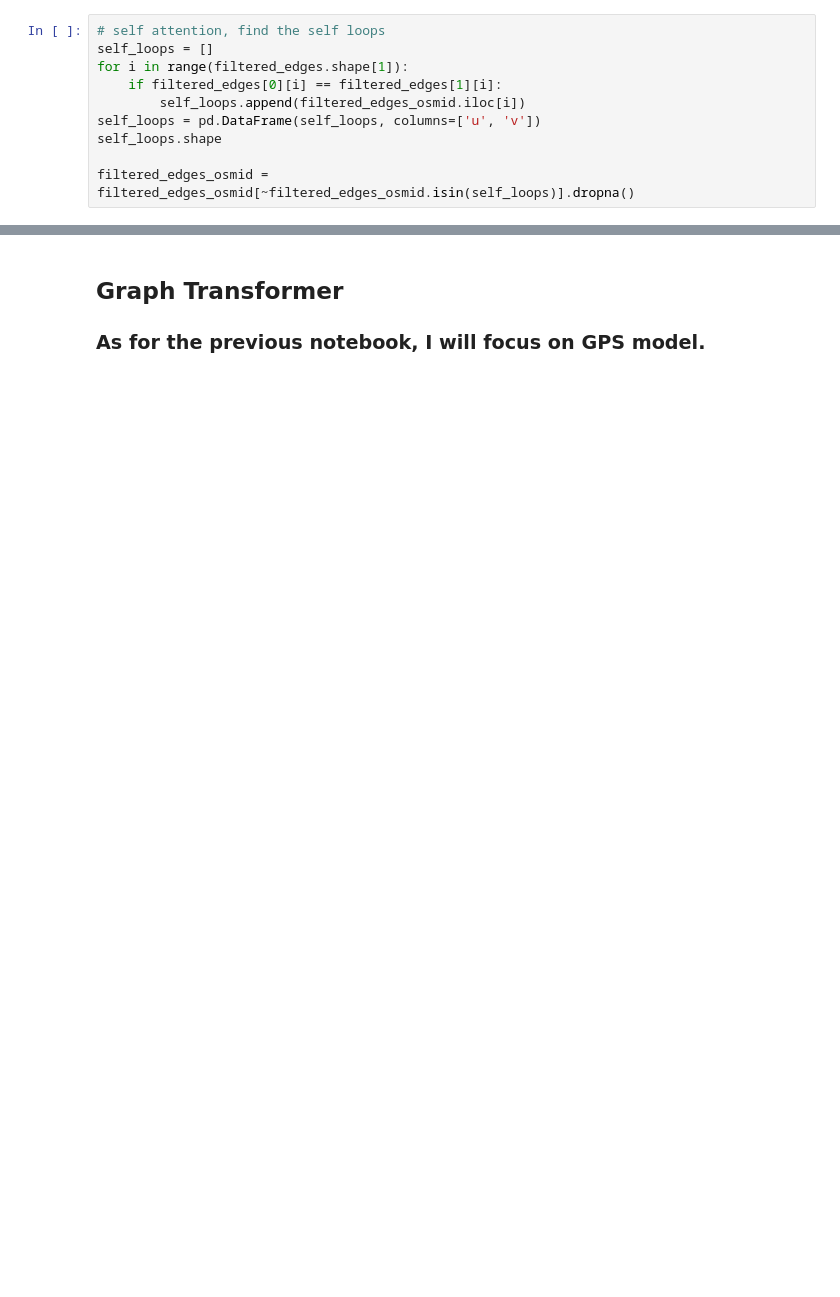
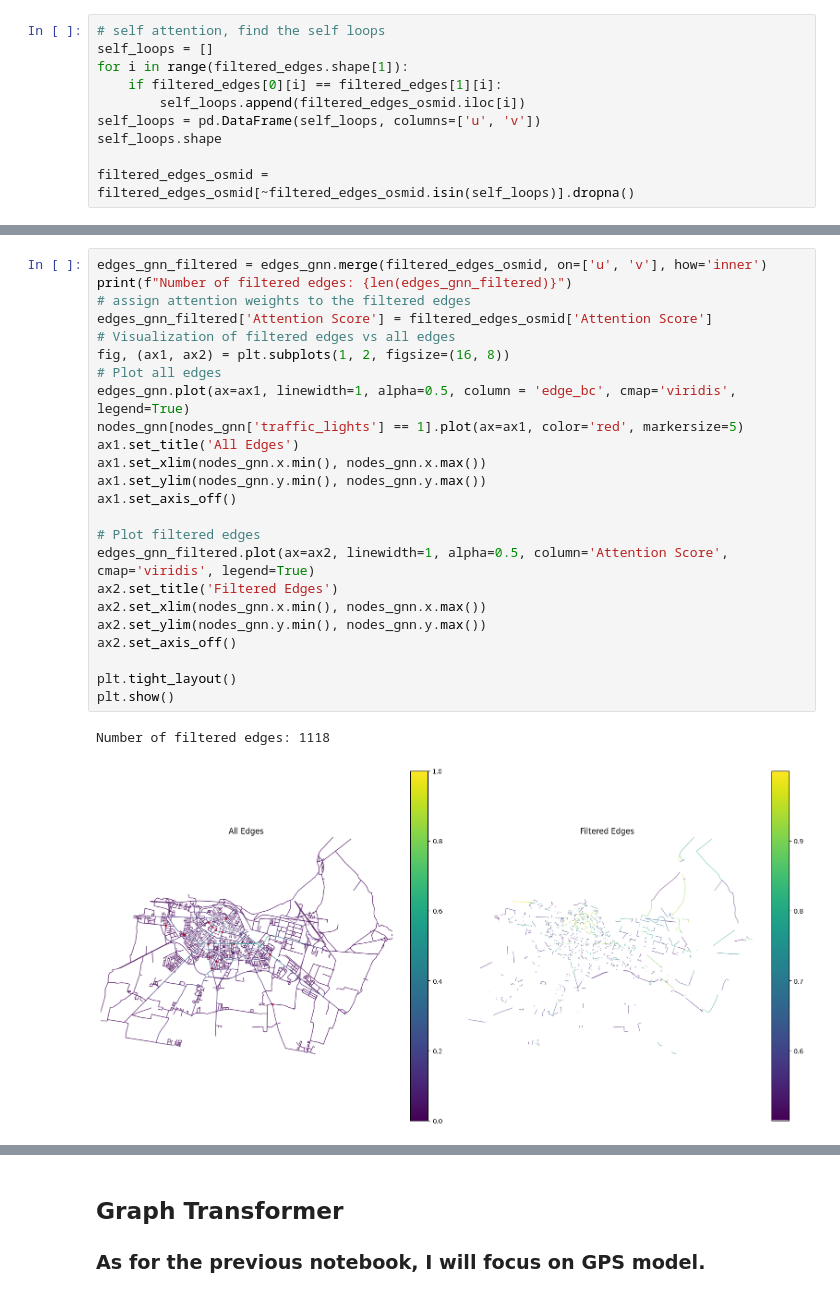
Before and after one commit to StefanoCarotti/FBK, a Jupyter notebook: GDS/CR/Attention.ipynb, the cells around one changed output, grey strips where cells are left out. Drawn from its saved outputs; the diff is of its cells as text; blank space fills up the shorter version.

```diff
--- a/GDS/CR/Attention.ipynb
+++ b/GDS/CR/Attention.ipynb
@@ -390 +430,28 @@ plt.show()
+# %%
+edges_gnn_filtered = edges_gnn.merge(filtered_edges_osmid, on=['u', 'v'], how='inner')
+print(f"Number of filtered edges: {len(edges_gnn_filtered)}")
+# assign attention weights to the filtered edges
+edges_gnn_filtered['Attention Score'] = filtered_edges_osmid['Attention Score']
+# Visualization of filtered edges vs all edges
+fig, (ax1, ax2) = plt.subplots(1, 2, figsize=(16, 8))
+# Plot all edges
+edges_gnn.plot(ax=ax1, linewidth=1, alpha=0.5, column = 'edge_bc', cmap='viridis', legend=True)
+nodes_gnn[nodes_gnn['traffic_lights'] == 1].plot(ax=ax1, color='red', markersize=5)
+ax1.set_title('All Edges')
+ax1.set_xlim(nodes_gnn.x.min(), nodes_gnn.x.max())
+ax1.set_ylim(nodes_gnn.y.min(), nodes_gnn.y.max())
+ax1.set_axis_off()
+
+# Plot filtered edges
+edges_gnn_filtered.plot(ax=ax2, linewidth=1, alpha=0.5, column='Attention Score', cmap='viridis', legend=True)
+ax2.set_title('Filtered Edges')
+ax2.set_xlim(nodes_gnn.x.min(), nodes_gnn.x.max())
+ax2.set_ylim(nodes_gnn.y.min(), nodes_gnn.y.max())
+ax2.set_axis_off()
+
+plt.tight_layout()
+plt.show()
+# %% [output]
+Number of filtered edges: 1118
+[figure, added]
 # %% [markdown]
```
Also changed, not shown: parts of 20 cells of this notebook.
